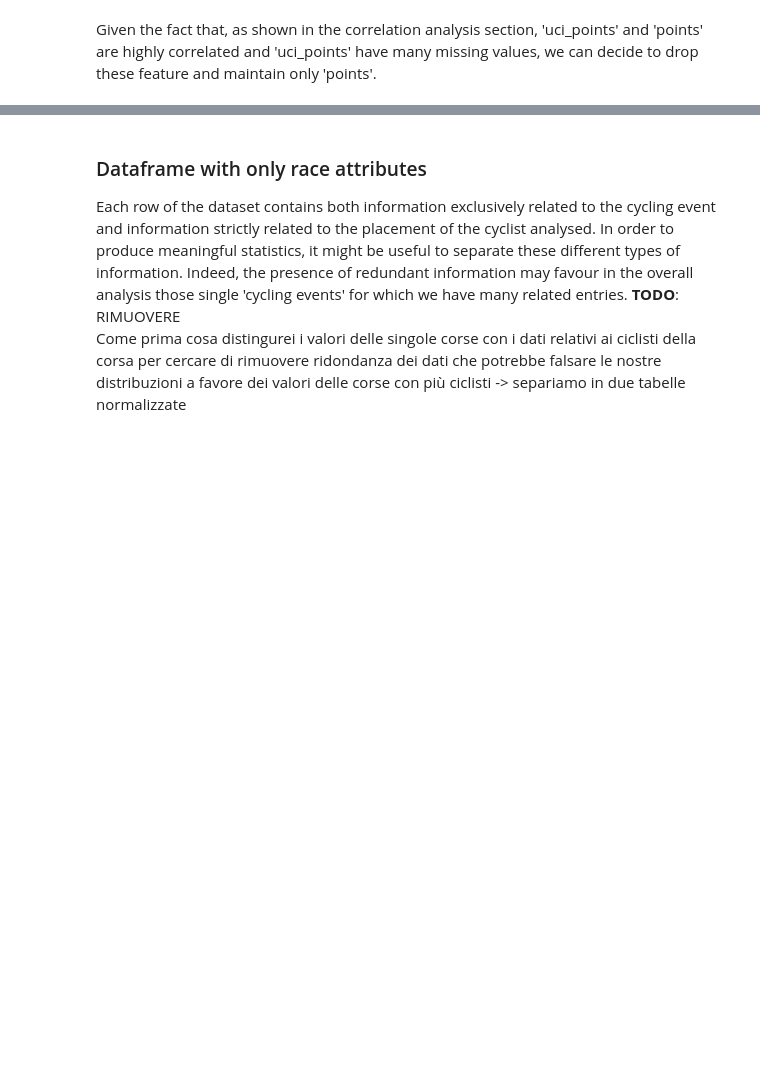
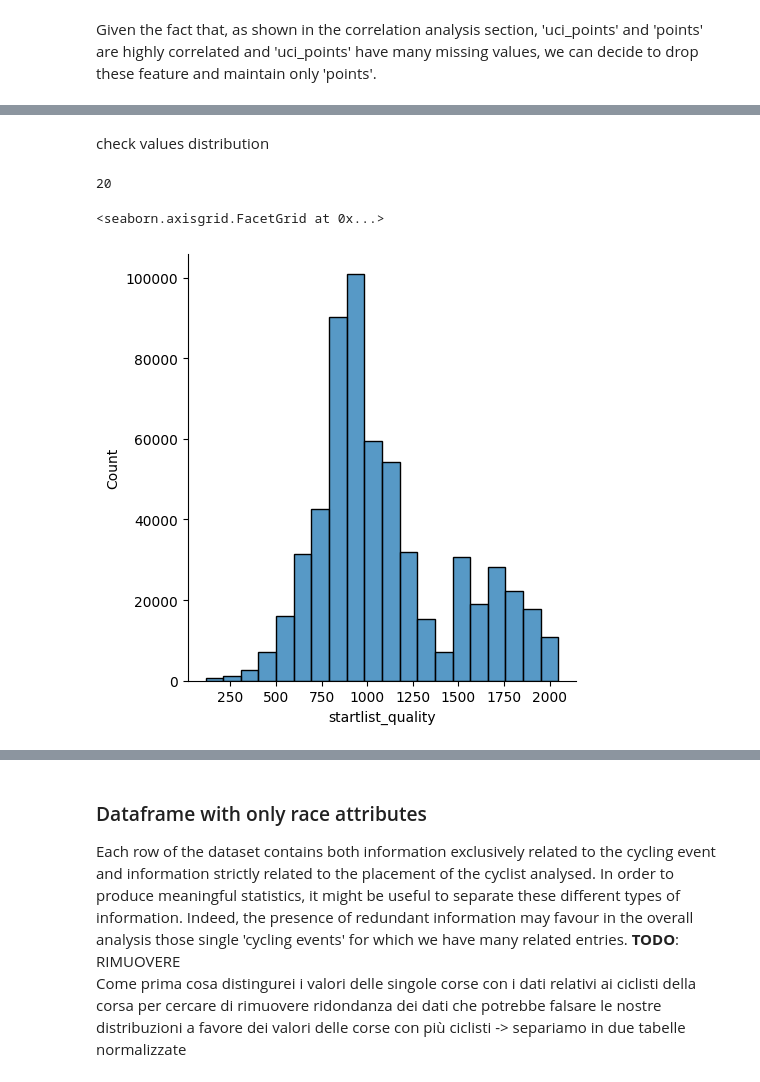
Before and after one commit to luca-rizzo/dm-2024-project, a Jupyter notebook: notebook/data_understanding.ipynb, the cells around one changed output, grey strips where cells are left out. Cells and saved outputs as stored; diff of their text form; code cells hidden in the pictures; blank space fills up the shorter version.

Commit message:
Aggiunto data quality per profile e startlist_quality

```diff
--- a/notebook/data_understanding.ipynb
+++ b/notebook/data_understanding.ipynb
@@ -1456,0 +1487,10 @@ Given the fact that, as shown in the correlation analysis section, 'uci_points'
+# %% [markdown]
+check values distribution
+# %%
+bin_num=int(1+(10/3)*np.log10(len(races['startlist_quality'])))
+print(bin_num)
+sbn.displot(races, x= "startlist_quality", kind="hist", row_order="desc", bins=bin_num)
+# %% [output]
+20
+<seaborn.axisgrid.FacetGrid at 0x...>
+[figure, added]
```
Also changed, not shown: parts of 7 cells of this notebook.
